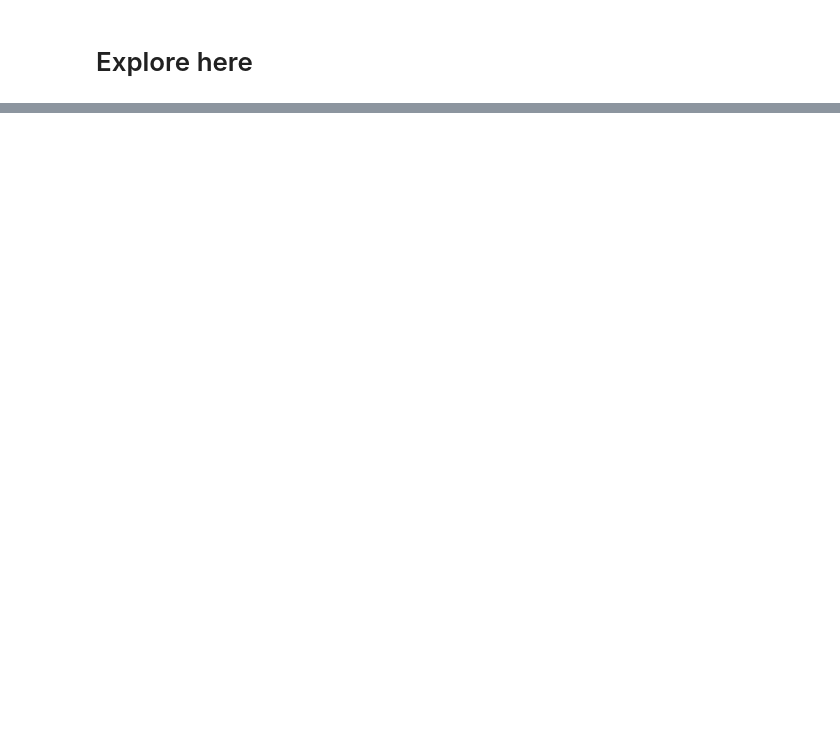
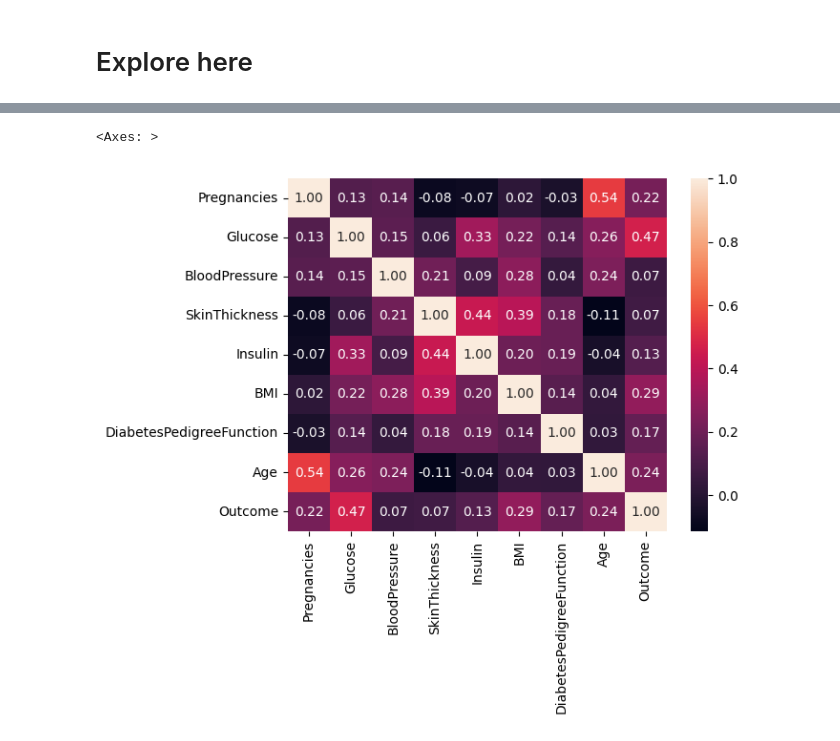
Before and after one commit to LuisCamachoRivero/arboles_de_desicion, a Jupyter notebook: src/explore.ipynb, the cells around one changed output, grey strips where cells are left out. Saved outputs shown, nothing was run; the diff lists cells and outputs as text; code cells hidden in the pictures; blank space fills up the shorter version.

```diff
--- a/src/explore.ipynb
+++ b/src/explore.ipynb
@@ -126,0 +145,5 @@ dump(best_model,open('Desicion_Tree_Classifier_gini_md_5_mss_3_42.sav','wb'))
+# %%
+sns.heatmap(df.corr(),annot=True,fmt=".2f")
+# %% [output]
+<Axes: >
+[figure, added]
```
Also changed, not shown: parts of 55 cells of this notebook, 2 other files.
